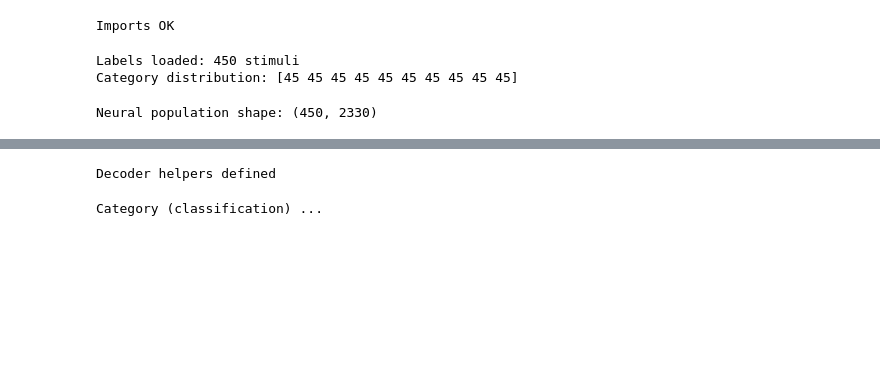
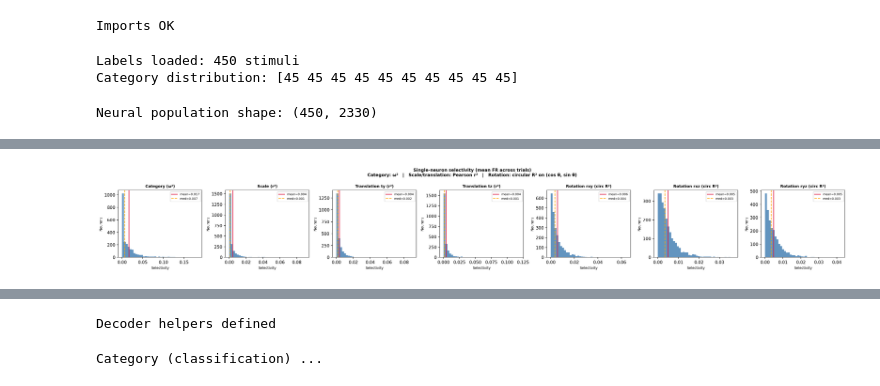
Before and after one commit to YAOJaredz/NeurObjectGen, a Jupyter notebook: analysis/linear_decode.ipynb, the cells around one changed output, grey strips where cells are left out. Drawn from its saved outputs; the diff is of its cells as text; code cells hidden in the pictures; blank space fills up the shorter version.

```diff
--- a/analysis/linear_decode.ipynb
+++ b/analysis/linear_decode.ipynb
@@ -78,3 +97,90 @@ X_neural = rsp.mean(axis=2)              # (450, n_neurons)
 print(f'Neural population shape: {X_neural.shape}')
 # %% [output]
 Neural population shape: (450, 2330)
+# %%
+# ── Single-neuron selectivity ─────────────────────────────────────────────────
+# Category:   omega-squared from one-way ANOVA (unbiased explained-variance)
+# Linear:     Pearson r² (scale, translation)
+# Circular:   R² from OLS on (cos θ, sin θ) — handles wrap-around at ±90° boundary
+
+def omega_sq_per_neuron(X, y):
+    """Omega-squared (unbiased η²) for each neuron: one-way ANOVA across y labels."""
+    groups = [X[y == c] for c in np.unique(y)]
+    k = len(groups)
+    n = X.shape[0]
+    grand = X.mean(axis=0)
+    ss_between = sum(len(g) * (g.mean(axis=0) - grand)**2 for g in groups)
+    ss_within  = sum(((g - g.mean(axis=0))**2).sum(axis=0) for g in groups)
+    ss_total   = ss_between + ss_within
+    ms_within  = ss_within / (n - k)
+    omega2 = (ss_between - (k - 1) * ms_within) / (ss_total + ms_within)
+    return np.clip(omega2, 0, None)
+
+def r2_per_neuron(X, y):
+    """Pearson r² between each neuron and a linear continuous label."""
+    y_z = (y - y.mean()) / (y.std() + 1e-8)
+    X_z = (X - X.mean(axis=0)) / (X.std(axis=0) + 1e-8)
+    return ((X_z * y_z[:, None]).mean(axis=0)) ** 2
+
+def r2_circular_per_neuron(X, y_deg):
+    """R² from OLS of each neuron onto (cos θ, sin θ) for a circular label in degrees.
+
+    Accounts for wrap-around: a neuron tuned near ±90° gets full credit even
+    though the raw degree value wraps. R² = 1 - SS_res / SS_tot.
+    """
+    theta = np.deg2rad(y_deg)
+    C = np.stack([np.cos(theta), np.sin(theta)], axis=1)  # (N, 2)
+    C = (C - C.mean(axis=0)) / (C.std(axis=0) + 1e-8)
+    X_c = X - X.mean(axis=0)                              # (N, neurons)
+    # OLS coefficients: beta = (C'C)^-1 C' X, shape (2, neurons)
+    beta = np.linalg.lstsq(C, X_c, rcond=None)[0]
+    resid = X_c - C @ beta
+    ss_res = (resid**2).sum(axis=0)
+    ss_tot = (X_c**2).sum(axis=0)
+    return np.clip(1 - ss_res / (ss_tot + 1e-12), 0, None)
+
+sel_cat = omega_sq_per_neuron(X_neural, y_cat)
+sel_s   = r2_per_neuron(X_neural, y_s)
+sel_ty  = r2_per_neuron(X_neural, y_ty)
+sel_tz  = r2_per_neuron(X_neural, y_tz)
+sel_rxy = r2_circular_per_neuron(X_neural, y_rxy)
+sel_rxz = r2_circular_per_neuron(X_neural, y_rxz)
+sel_ryz = r2_circular_per_neuron(X_neural, y_ryz)
+
+sel_metrics = {
+    'Category (ω²)':           sel_cat,
+    'Scale (r²)':               sel_s,
+    'Translation ty (r²)':      sel_ty,
+    'Translation tz (r²)':      sel_tz,
+    'Rotation rxy (circ R²)':   sel_rxy,
+    'Rotation rxz (circ R²)':   sel_rxz,
+    'Rotation ryz (circ R²)':   sel_ryz,
+}
+
+print(f'Neurons: {X_neural.shape[1]}')
+print(f"{'Metric':<28} {'Mean':>8} {'Median':>8} {'Max':>8}")
+print('-' * 55)
+for name, sel in sel_metrics.items():
+    print(f'{name:<28} {sel.mean():>8.4f} {np.median(sel):>8.4f} {sel.max():>8.4f}')
+
+# ── Plot: distributions of per-neuron selectivity ────────────────────────────
+n_metrics = len(sel_metrics)
+fig, axes = plt.subplots(1, n_metrics, figsize=(3.5 * n_metrics, 3.5), sharey=False)
+
+for ax, (name, sel) in zip(axes, sel_metrics.items()):
+    ax.hist(sel, bins=40, color='steelblue', edgecolor='none', alpha=0.85)
+    ax.axvline(sel.mean(),     color='crimson', lw=1.5,        label=f'mean={sel.mean():.3f}')
+    ax.axvline(np.median(sel), color='orange',  lw=1.5, ls='--', label=f'med={np.median(sel):.3f}')
+    ax.set_title(name, fontsize=9, fontweight='bold')
+    ax.set_xlabel('Selectivity', fontsize=8)
+    ax.set_ylabel('Neurons', fontsize=8)
+    ax.legend(fontsize=7)
+
+fig.suptitle(
+    'Single-neuron selectivity (mean FR across trials)\n'
+    'Category: ω²   |   Scale/translation: Pearson r²   |   Rotation: circular R² on (cos θ, sin θ)',
+    fontsize=10, fontweight='bold',
+)
+fig.tight_layout()
+plt.show()
+# %% [output]
@@ -81 +197,2 @@ Neural population shape: (450, 2330)
+[figure, added]
 # %%
```
Also changed, not shown: parts of 9 cells of this notebook.
